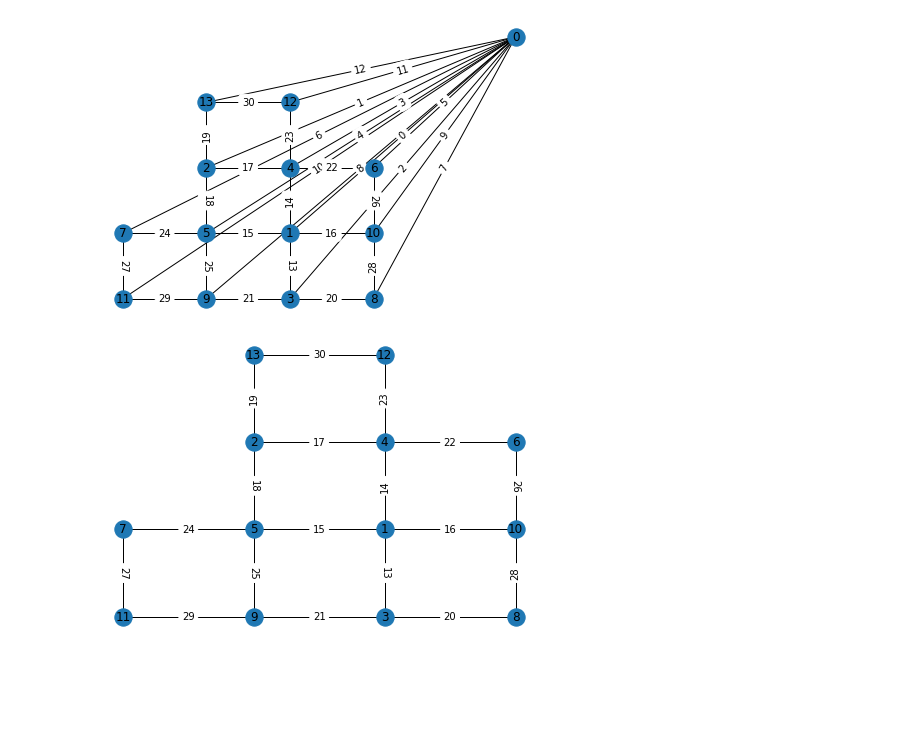
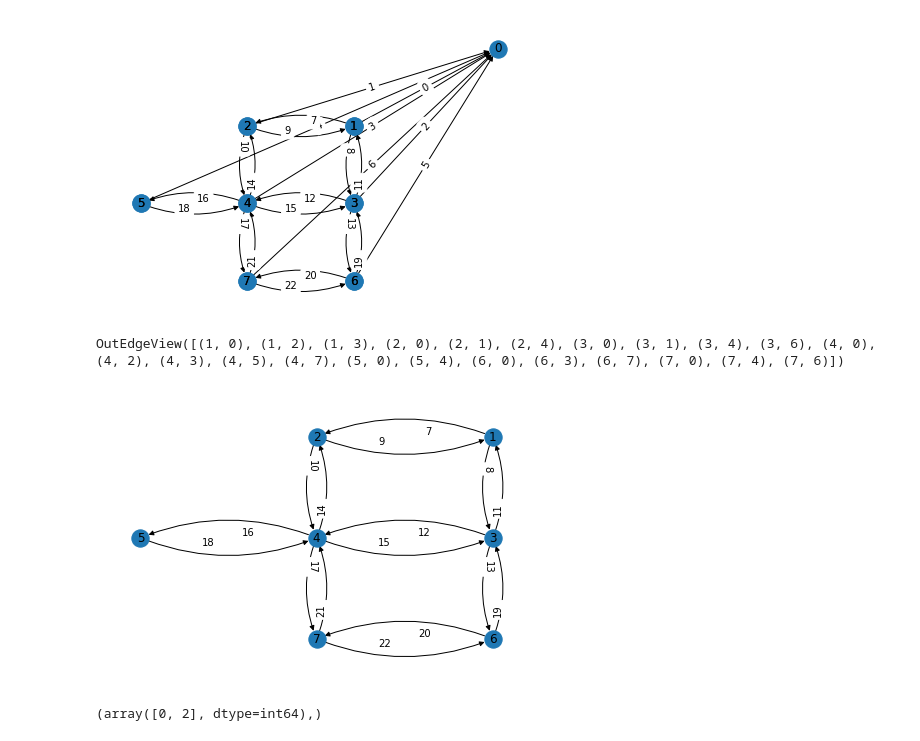
Before and after one commit to djzts/UoH_code, a Jupyter notebook: Minimum Spanning Tree/Final Algorithm.ipynb, the cells around one changed output. Drawn from its saved outputs; the diff is of its cells as text; code cells hidden in the pictures; blank space fills up the shorter version.

```diff
--- a/Minimum Spanning Tree/Final Algorithm.ipynb
+++ b/Minimum Spanning Tree/Final Algorithm.ipynb
@@ -7,4 +7,6 @@ import random
 from numpy import random
 import matplotlib.pyplot as plt
 # %%
-network,pos = Make_Question(4,4,Density = 0.85, option = "1-norm", distance = 2)
+network,pos = Make_Question(3,3,Density = 0.85, option = "1-norm", distance = 2)
+
+print(network)
@@ -11,4 +22,9 @@ network,pos = Make_Question(4,4,Density = 0.85, option = "1-norm", distance = 2)
 # %%
 G, compelete_label, graph = complete_Graph(network,pos)
 # %% [output]
-[figure, old version]
+[figure, new version]
+# %%
+#compelete_label
+G.edges
+# %% [output]
+OutEdgeView([(1, 0), (1, 2), (1, 3), (2, 0), (2, 1), (2, 4), (3, 0), (3, 1), (3, 4), (3, 6), (4, 0), (4, 2), (4, 3), (4, 5), (4, 7), (5, 0), (5, 4), (6, 0), (6, 3), (6, 7), (7, 0), (7, 4), (7, 6)])
@@ -15,4 +33,14 @@ G, compelete_label, graph = complete_Graph(network,pos)
 # %%
-G_prime, sub_edge_label = sub_Graph (network,pos,compelete_label)
+G_prime, sub_edge_label, sub_graph = sub_Graph (network,pos)
 # %% [output]
-[figure, old version]
+[figure, new version]
+# %%
+a = np.array([
+              [1,2],
+              [3,4],
+              [1,4],
+             ])
+p = np.where(a[:,0]==1)
+print(p)
+# %% [output]
+(array([0, 2], dtype=int64),)
```
Also changed, not shown: parts of 14 cells of this notebook, 1 other file.
